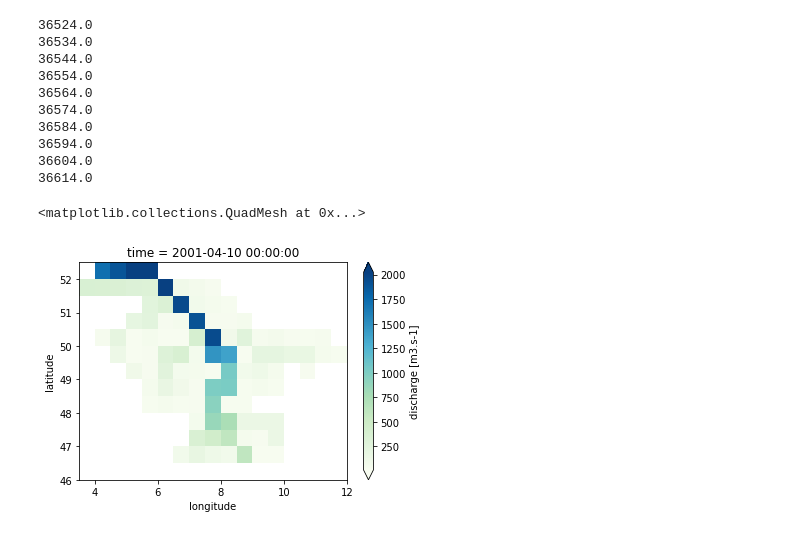
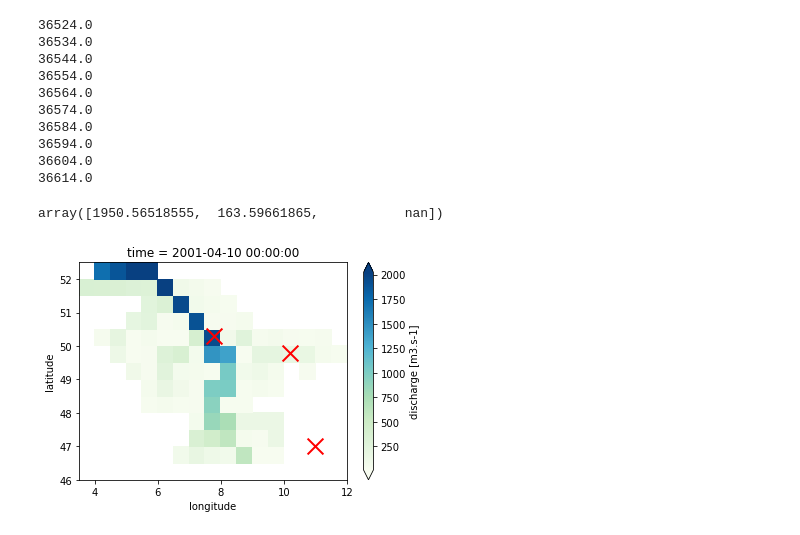
Before and after one commit to eWaterCycle/ewatercycle, a Jupyter notebook: docs/examples/pcrglobwb.ipynb, the cells around one changed output. Saved outputs shown, nothing was run; the diff lists cells and outputs as text; code cells hidden in the pictures.

Commit message:
Implement _coords_to_indices for pcrglobwb Including a test and a visual check in the example notebook

```diff
--- a/docs/examples/pcrglobwb.ipynb
+++ b/docs/examples/pcrglobwb.ipynb
@@ -11,6 +11,7 @@ import ewatercycle
 import ewatercycle.models
 import ewatercycle.forcing
 import ewatercycle.parameter_sets
+ewatercycle.CFG.load_from_file('ewatercycle.yaml')
 # %% [output]
   Note that this API is experimental and may be subject to change.
   More info: https://github.com/ESMValGroup/ESMValCore/issues/498
@@ -154,11 +139,15 @@ for i in range(100):
 36594.0
 36604.0
 36614.0
-# %%
-da = pcrglob.get_value_as_xarray("discharge")
-da.plot(robust=True, cmap='GnBu')
-# %% [output]
-<matplotlib.collections.QuadMesh at 0x...>
-[figure, removed]
+# %%
+da = pcrglob.get_value_as_xarray("discharge")
+qm = da.plot(robust=True, cmap='GnBu')
+
+# Add some crosses to check that 'get_value_at_coords' works correctly below
+qm.axes.scatter([7.8, 10.2, 11], [50.3, 49.8, 47], s=250, c='r', marker='x', lw=2)
+pcrglob.get_value_at_coords('discharge', lon=[7.8, 10.2, 11], lat=[50.3, 49.8, 47])
+# %% [output]
+array([1950.56518555,  163.59661865,           nan])
+[figure, added]
 # %%
 pcrglob.finalize()
```
Also changed, not shown: parts of 5 cells of this notebook, 2 other files.
